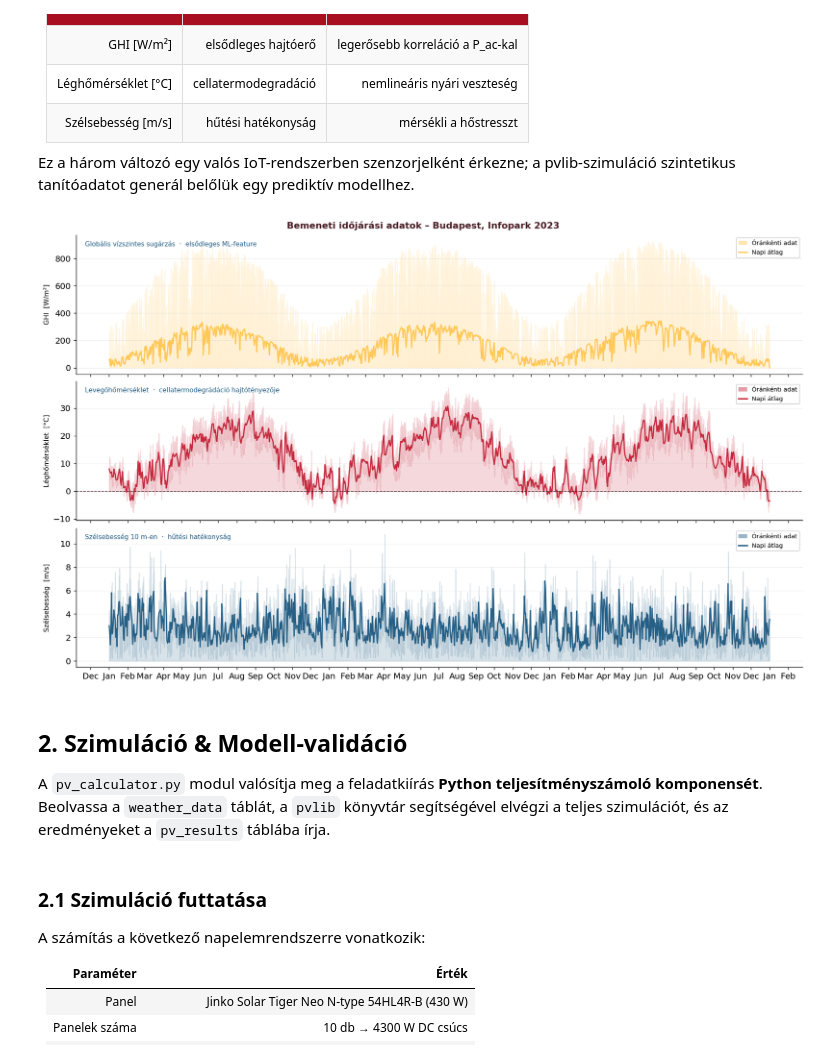
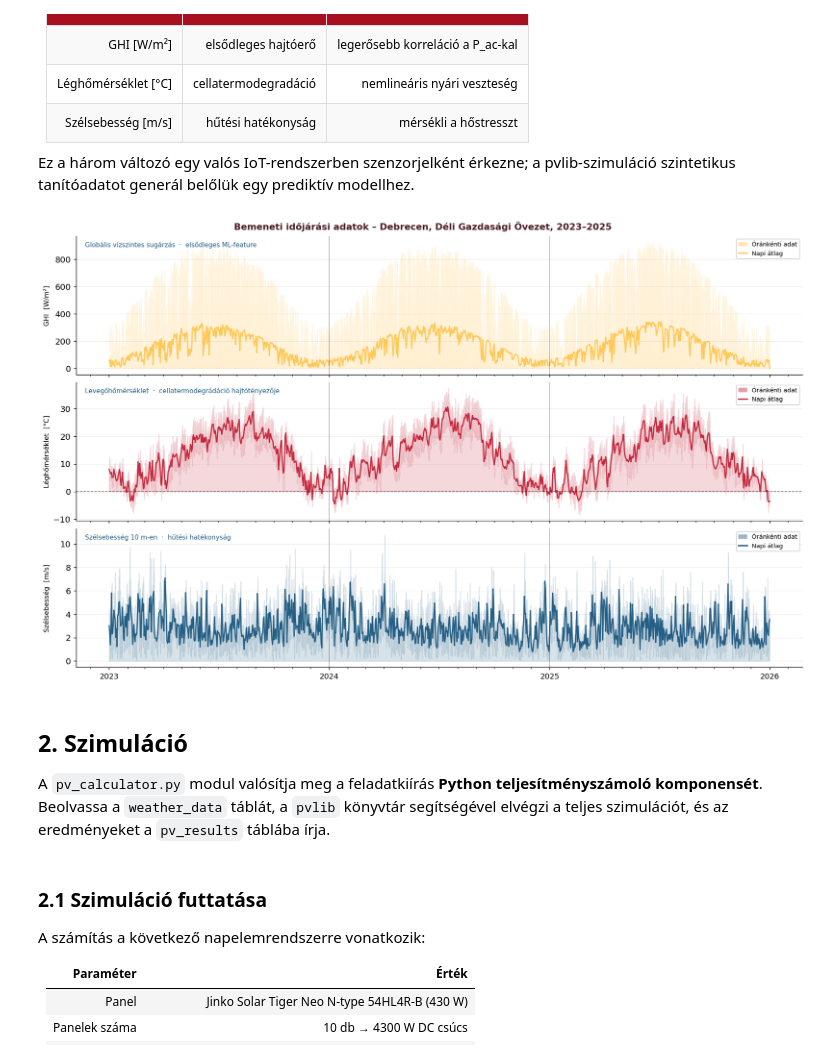
Before and after one commit to csabatatrai/solar-ml-pipeline, a Jupyter notebook: analysis.ipynb, the cells around one changed output. Saved outputs shown, nothing was run; the diff lists cells and outputs as text; code cells hidden in the pictures.

```diff
--- a/analysis.ipynb
+++ b/analysis.ipynb
@@ -251,14 +243,17 @@ Ez a három változó egy valós IoT-rendszerben szenzorjelként érkezne; a pvl
 # %%
 import matplotlib.pyplot as plt
 import matplotlib.dates as mdates
-from config import C_WEATHER, C_BASE, MPL_DEFAULTS
+import pandas as pd
+from config import C_WEATHER, C_BASE, MPL_DEFAULTS, LOCATION_NAME, START_DATE, END_DATE
 plt.rcParams.update(MPL_DEFAULTS)
 from matplotlib.patches import Patch
 from matplotlib.lines import Line2D
 
+start_yr, end_yr = START_DATE[:4], END_DATE[:4]
+
 fig, axes = plt.subplots(3, 1, figsize=(14, 8.5), sharex=True, layout="constrained")
 fig.suptitle(
-    "Bemeneti időjárási adatok – Budapest, Infopark 2023",
+    f"Bemeneti időjárási adatok – {LOCATION_NAME}, {start_yr}–{end_yr}",
     fontsize=12, fontweight="bold", color=C_BASE["title"]
 )
 
@@ -267,38 +262,51 @@ dw_daily = dw.resample("D").mean()
 
 panels = [
     ("ghi",        axes[0], C_WEATHER["ghi"],
      "GHI  [W/m²]",         "Globális vízszintes sugárzás  ·  elsődleges ML-feature"),
     ("temp_air",   axes[1], C_WEATHER["temp"],
      "Léghőmérséklet  [°C]", "Levegőhőmérséklet  ·  cellatermodegrádáció hajtótényezője"),
     ("wind_speed", axes[2], C_WEATHER["wind"],
      "Szélsebesség  [m/s]",  "Szélsebesség 10 m-en  ·  hűtési hatékonyság"),
 ]
 
 for col, ax, color, ylabel, subtitle in panels:
     ax.fill_between(dw.index, dw[col], alpha=0.18, color=color)
     ax.plot(dw_daily.index, dw_daily[col], color=color, lw=1.6)
     ax.set_ylabel(ylabel, fontsize=9)
     ax.text(0.012, 0.96, subtitle, transform=ax.transAxes,
             va="top", fontsize=8.5, color=C_BASE["text_lt"])
     ax.grid(axis="y", lw=0.4, alpha=0.35)
     ax.spines[["top", "right"]].set_visible(False)
 
     legend_handles = [
         Patch(facecolor=color, alpha=0.45, label="Óránkénti adat"),
         Line2D([0], [0], color=color, lw=1.8, label="Napi átlag"),
     ]
     ax.legend(handles=legend_handles, fontsize=8, loc="upper right",
               framealpha=0.85, handlelength=1.4)
 
 axes[1].axhline(0, color=C_BASE["neutral"], lw=0.9, ls="--", alpha=0.8)  # fagyáshatár
-axes[2].xaxis.set_major_locator(mdates.MonthLocator())
-axes[2].xaxis.set_major_formatter(mdates.DateFormatter("%b"))
+
+# ── Évhatárok: függőleges elválasztó mindhárom panelen ──────────────────────
+tz = dw.index.tz
+for yr in range(int(start_yr) + 1, int(end_yr) + 1):
+    boundary = pd.Timestamp(yr, 1, 1, tz=tz)
+    for ax in axes:
+        ax.axvline(boundary, color=C_BASE["neutral_dk"], lw=1.0, ls="-",
+                   alpha=0.35, zorder=3)
+
+# X-tengely: évek neve, hónap minor tick-ek
+axes[2].xaxis.set_major_locator(mdates.YearLocator())
+axes[2].xaxis.set_major_formatter(mdates.DateFormatter("%Y"))
+axes[2].xaxis.set_minor_locator(mdates.MonthLocator())
+axes[2].tick_params(axis="x", which="major", labelsize=10, pad=4)
+
 fig.align_ylabels(axes)
 plt.show()
 # %% [output]
-[figure, old version]
+[figure, new version]
 # %% [markdown]
-## 2. Szimuláció & Modell-validáció
+## 2. Szimuláció
 
 A `pv_calculator.py` modul valósítja meg a feladatkiírás **Python teljesítményszámoló komponensét**. Beolvassa a `weather_data` táblát, a `pvlib` könyvtár segítségével elvégzi a teljes szimulációt, és az eredményeket a `pv_results` táblába írja.
 # %% [markdown]
```
Also changed, not shown: parts of 18 cells of this notebook, 2 other files.
